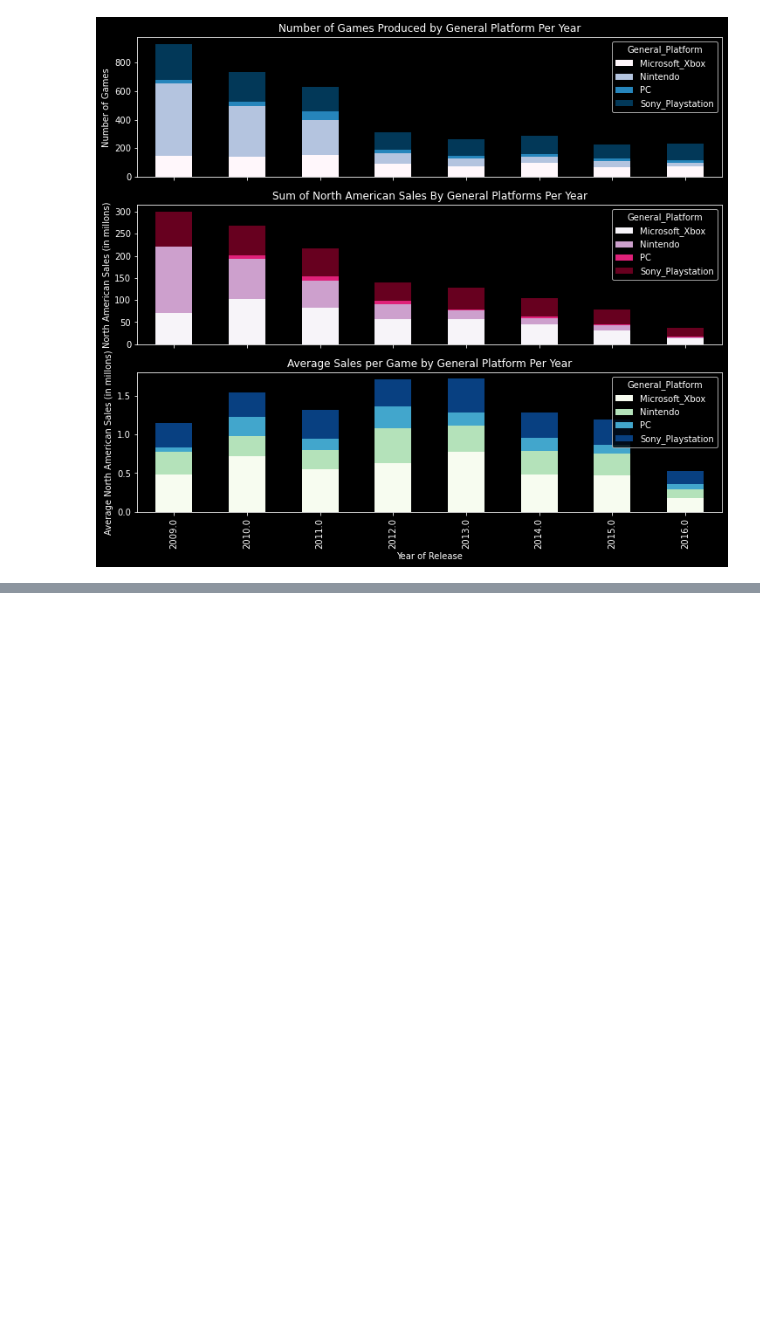
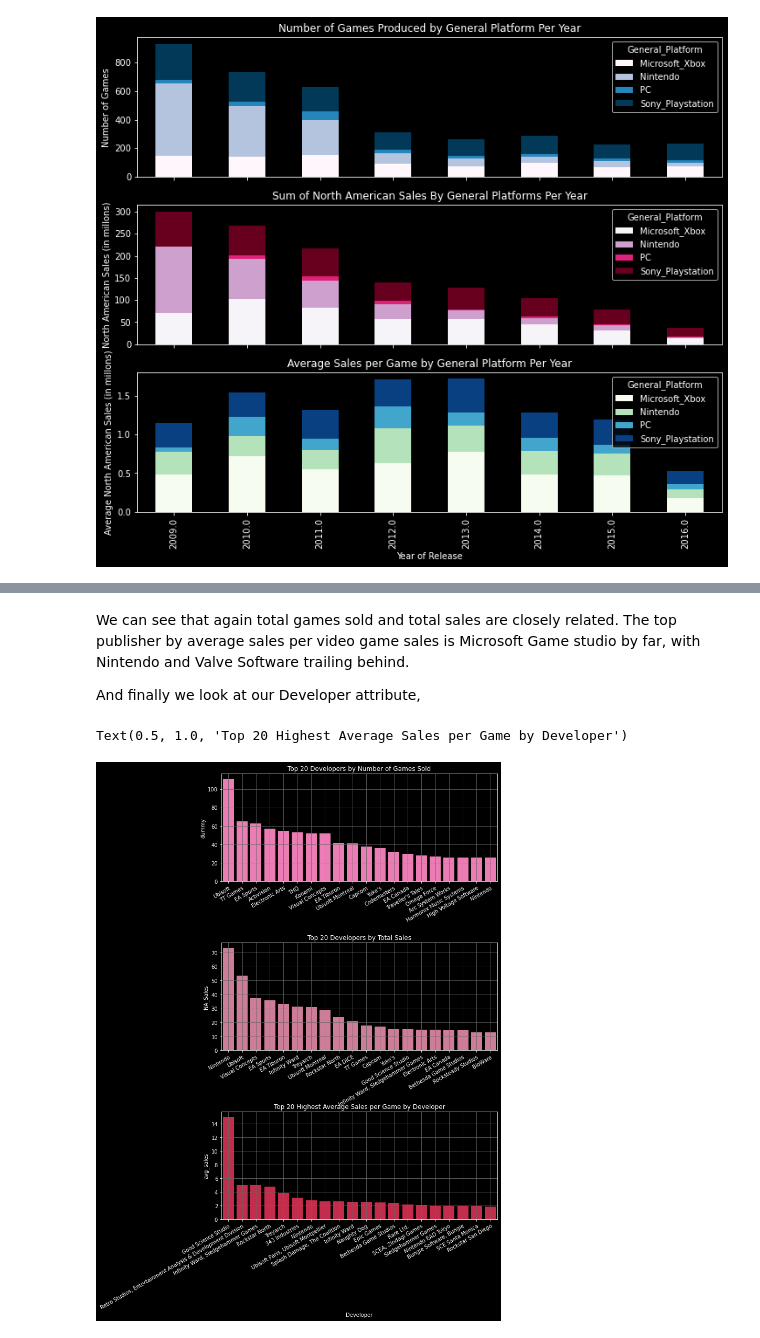
Before and after one commit to liammccarthy17/VideoGameSalesProject2021, a Jupyter notebook: PredictingVideoGameSales-LiamSusanSebastian-2021.ipynb, the cells around one changed output, grey strips where cells are left out. Saved outputs shown, nothing was run; the diff lists cells and outputs as text; code cells hidden in the pictures; blank space fills up the shorter version.

```diff
--- a/PredictingVideoGameSales-LiamSusanSebastian-2021.ipynb
+++ b/PredictingVideoGameSales-LiamSusanSebastian-2021.ipynb
@@ -311,0 +352,37 @@ std_vgs_df.head()
+# %% [markdown]
+We can see that again total games sold and total sales are closely related. The top publisher by average sales per video game sales is Microsoft Game studio by far, with Nintendo and Valve Software trailing behind.
+
+And finally we look at our Developer attribute,
+# %%
+developer_df = std_vgs_df.groupby(['Developer'])[['dummy','NA_Sales', 'good_or_bad']].sum()
+developer_df['avg_sales'] = developer_df['NA_Sales'].div(developer_df['dummy'])
+##top 20 publishers
+
+top_20_totals_dev = developer_df['dummy'].nlargest(20)
+top_20_sales_dev = developer_df['NA_Sales'].nlargest(20)
+top_20_avg_dev = developer_df['avg_sales'].nlargest(20)
+
+fig, axes = plt.subplots(3, 1, figsize=(12, 15), sharex=False)
+
+sb.barplot(ax = axes[0],x = top_20_totals_dev.index.values, y= top_20_totals_dev, color = 'hotpink')
+sb.barplot(ax = axes[1],x = top_20_sales_dev.index.values, y= top_20_sales_dev, color = 'palevioletred')
+sb.barplot(ax = axes[2],x = top_20_avg_dev.index, y= top_20_avg_dev, color = 'crimson')
+
+fig.tight_layout(pad=10.0)
+
+plt.setp(axes[0].get_xticklabels(), rotation=30, ha="right",
+             rotation_mode="anchor")
+plt.setp(axes[1].get_xticklabels(), rotation=30, ha="right",
+             rotation_mode="anchor")
+plt.setp(axes[2].get_xticklabels(), rotation=30, ha="right",
+             rotation_mode="anchor")
+
+axes[0].grid(b = True, color = '#666666')
+axes[1].grid(b = True, color = '#666666')
+axes[2].grid(b = True, color = '#666666')
+axes[0].set_title('Top 20 Developers by Number of Games Sold')
+axes[1].set_title('Top 20 Developers by Total Sales')
+axes[2].set_title('Top 20 Highest Average Sales per Game by Developer')
+# %% [output]
+Text(0.5, 1.0, 'Top 20 Highest Average Sales per Game by Developer')
+[figure, added]
```
Also changed, not shown: parts of 32 cells of this notebook.
